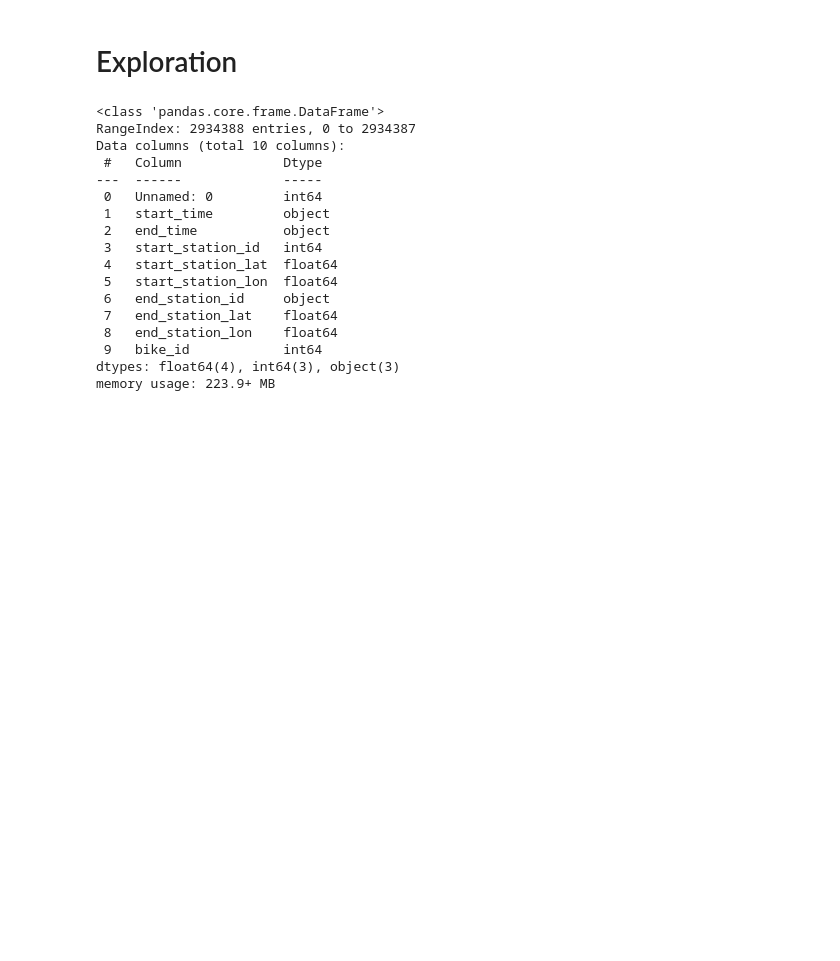
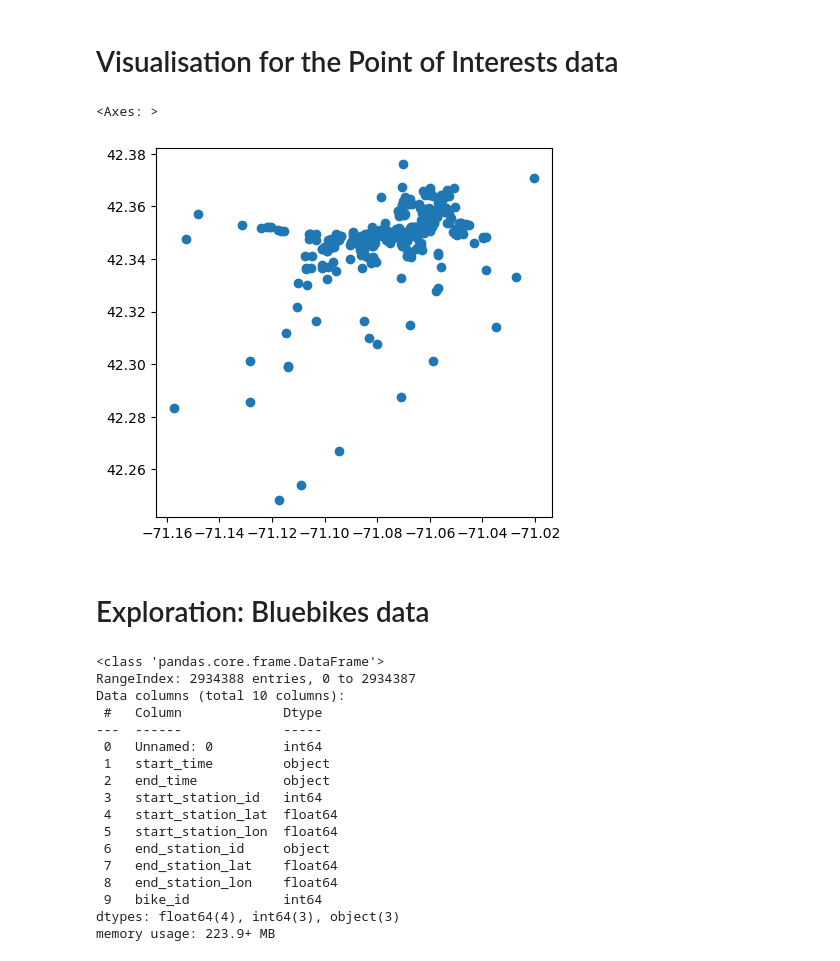
Before and after one commit to lauribus/DSMLproject, a Jupyter notebook: Project bikes.ipynb, the cells around one changed output. Cells and saved outputs as stored; diff of their text form; code cells hidden in the pictures; blank space fills up the shorter version.

```diff
--- a/Project bikes.ipynb
+++ b/Project bikes.ipynb
@@ -5,0 +95,3 @@ bikes = pd.read_csv("C:/Users/Laura/Documents/DSML/Project/bluebikes_2021.csv")
+# %%
+pois = pois[pois['addr:city'] == "Boston"] #First we filter only the Information for Boston, since we do not need
+pois.head()                                #the data of Massachusetts fully
@@ -5,0 +147,5 @@ bikes = pd.read_csv("C:/Users/Laura/Documents/DSML/Project/bluebikes_2021.csv")
+# %%
+columns_needed = ['lat','lon','addr:city','name','amenity','atm','bar','library','office','school','university','shop','tourism']
+#We probably won't be needing all of it, so we only get some of it which seem logical to keep
+# %%
+new_pois = pois[columns_needed] #Creating a new dataframe with information we need
@@ -5,0 +173,6 @@ bikes = pd.read_csv("C:/Users/Laura/Documents/DSML/Project/bluebikes_2021.csv")
+# %%
+filter_values = ['restaurant', 'library', 'school', 'bar']#We only keep the 'important' ones which could help us with our analysis
+
+filtered_pois = new_pois[new_pois['amenity'].isin(filter_values)]
+
+filtered_pois.head()
@@ -5,0 +186,8 @@ bikes = pd.read_csv("C:/Users/Laura/Documents/DSML/Project/bluebikes_2021.csv")
+# %% [markdown]
+# Visualisation for the Point of Interests data
+# %%
+amenity = gpd.GeoDataFrame(filtered_pois, geometry=gpd.points_from_xy(filtered_pois['lon'], filtered_pois['lat']))
+amenity.plot()
+# %% [output]
+<Axes: >
+[figure, added]
@@ -6,2 +199,2 @@ bikes = pd.read_csv("C:/Users/Laura/Documents/DSML/Project/bluebikes_2021.csv")
 # %% [markdown]
-# Exploration
+# Exploration: Bluebikes data
```
Also changed, not shown: parts of 37 cells of this notebook.
